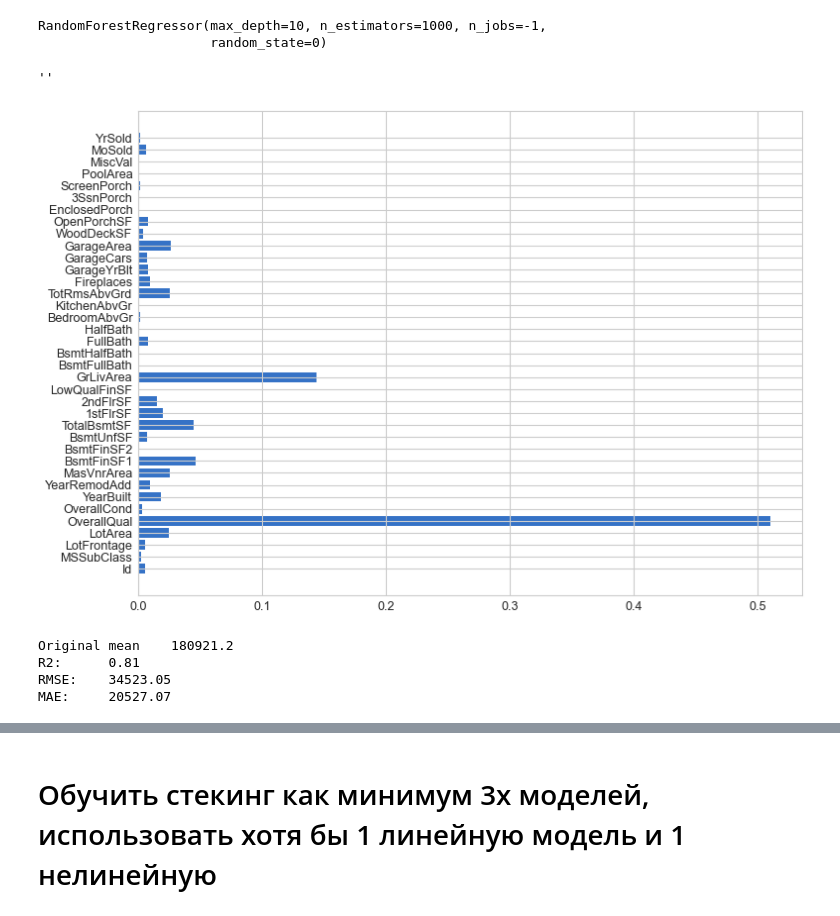
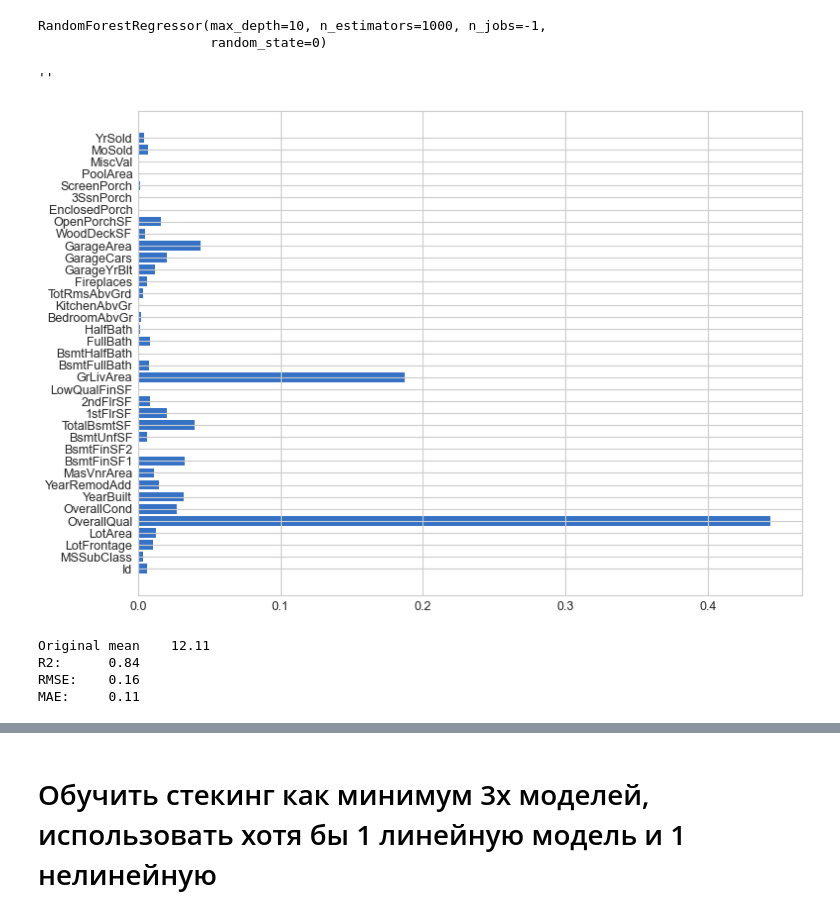
Before and after one commit to HeliosBI/AMLHW5, a Jupyter notebook: HW5.ipynb, the cells around one changed output, grey strips where cells are left out. Saved outputs shown, nothing was run; the diff lists cells and outputs as text; code cells hidden in the pictures.

```diff
--- a/HW5.ipynb
+++ b/HW5.ipynb
@@ -97,9 +99,14 @@ y = df.SalePrice
+# %%
+scalerx = StandardScaler().fit(X)
+X_scaled = scalerx.transform(X)
+
+y_scaled = np.log(y)
 # %% [markdown]
 # Построить случайный лес, вывести важность признаков
 # %%
 from sklearn.model_selection import train_test_split
 # %%
-X_train, X_test, y_train, y_test = train_test_split(X, y, test_size = 0.75)
+X_train, X_test, y_train, y_test = train_test_split(X_scaled, y_scaled, test_size = 0.75)
 # %%
 from sklearn.ensemble import RandomForestRegressor
 # %%
@@ -114,20 +121,20 @@ RandomForestRegressor(max_depth=10, n_estimators=1000, n_jobs=-1,
 predictions = regr_rf.predict(X_test)
 # %%
 plt.barh(np.arange(len(regr_rf.feature_importances_)),regr_rf.feature_importances_)
-plt.yticks(np.arange(len(X_train.columns)),X_train.columns)
+plt.yticks(np.arange(len(X.columns)),X.columns)
 ''
 # %% [output]
 ''
-[figure, old version]
+[figure, new version]
 # %%
 from sklearn.metrics import mean_squared_error, mean_absolute_error, r2_score
 # %%
-print('Original mean \t', round(df.SalePrice.mean(),2))
+print('Original mean \t', round(np.log(df.SalePrice.mean()),2))
 print("R2: \t", round(r2_score(y_test, predictions),2))
 print("RMSE: \t", round(np.sqrt(mean_squared_error(y_test, predictions)),2))
 print("MAE: \t", round(mean_absolute_error(y_test, predictions),2))
 # %% [output]
-Original mean    180921.2
-R2:      0.81
-RMSE:    34523.05
-MAE:     20527.07
+Original mean    12.11
+R2:      0.84
+RMSE:    0.16
+MAE:     0.11
```
Also changed, not shown: parts of 13 cells of this notebook.
